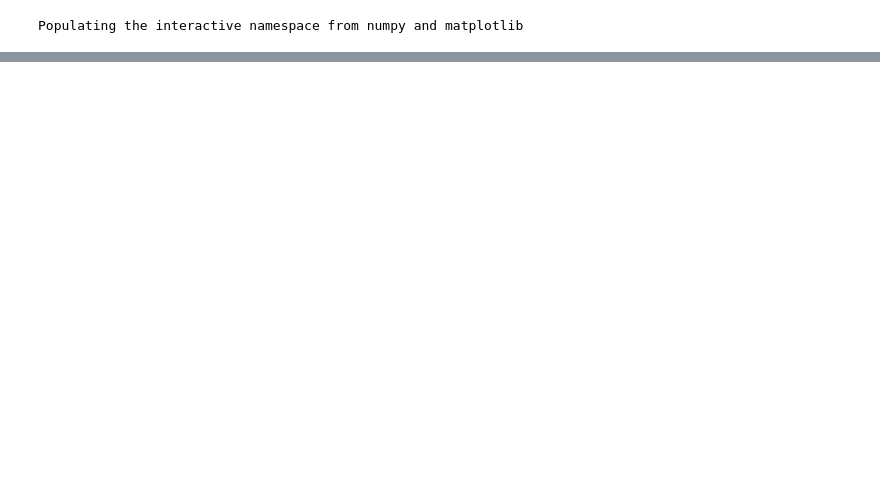
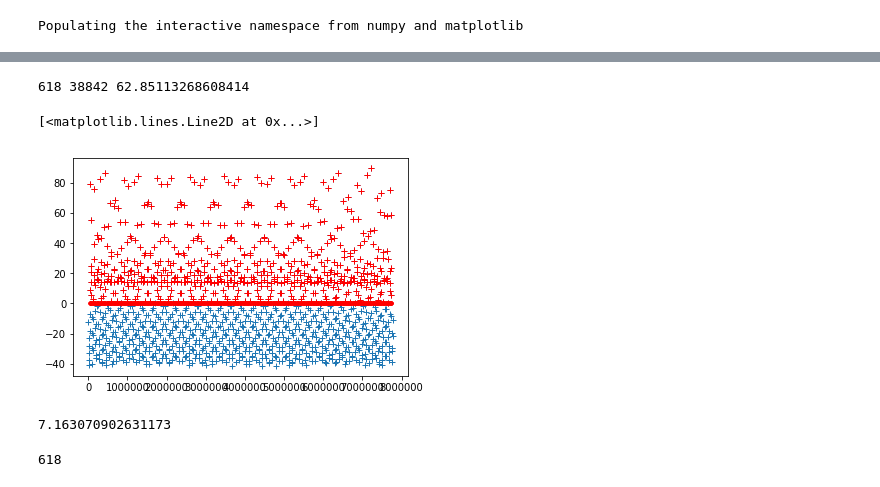
Before and after one commit to wiredlab/scheduling-bazaar, a Jupyter notebook: jupyter_notebooks/fast-find-passes.ipynb, the cells around one changed output, grey strips where cells are left out. Drawn from its saved outputs; the diff is of its cells as text; code cells hidden in the pictures; blank space fills up the shorter version.

Commit message:
compare fast pass finding strategies

```diff
--- a/jupyter_notebooks/fast-find-passes.ipynb
+++ b/jupyter_notebooks/fast-find-passes.ipynb
@@ -46,9 +54,0 @@ minute = timedelta(minutes=1)
-# %%
-# orbital period in seconds
-period = 24.0 * 60.0 * 60.0 / float(line2[52:63])
-# %%
-time_est = np.arange(0, 60*60*24*90, period/6)
-
-sat_el.calls = 0
-el = np.fromiter((sat_el(dt) for dt in time_est), np.float, time_est.size)
-print(len(time_est), sat_el.calls)
@@ -71,14 +54,0 @@ plot(time_est[fast_peak_idx], el[fast_peak_idx], 'x')
-# %%
-# find true peak around each fast_peak value
-
-from scipy.optimize import minimize_scalar
-def fneg(dt):
-    return -sat_el(dt)
-
-def truepeak(t, tol=1.0):
-    r = minimize_scalar(
-            fneg,
-            bracket=(t-period/6, t+period/6),
-        tol = tol/t,
-    )
-    return r.x
@@ -115,4 +54,0 @@ t1, t01, t001, t0001 = [tolspec(tol) for tol in (1.0, 0.1, 0.01, 0.001)]
-# %%
-visible_idx = np.where(true_el > 0.0)[0]
-visible_el = true_el[visible_idx]
-visible_tca = true_peak_times[visible_idx]
@@ -149,0 +126,12 @@ body.tle.mean_motion
+# %%
+print(len(visible_tca), sat_azel.calls, sat_azel.calls / len(visible_tca))
+# %% [output]
+618 38842 62.85113268608414
+# %%
+plot(peak_true_times, peak_el, '+')
+plot(visible_tca, visible_el, '+r')
+plot(visible_aos, np.zeros_like(visible_tca), '.r')
+plot(visible_los, np.zeros_like(visible_tca), '.r')
+# %% [output]
+[<matplotlib.lines.Line2D at 0x...>]
+[figure, added]
@@ -149,0 +164,8 @@ body.tle.mean_motion
+# %%
+1/(38842 / 278228)
+# %% [output]
+7.163070902631173
+# %%
+len(passes)
+# %% [output]
+618
```
Also changed, not shown: parts of 23 cells of this notebook.
